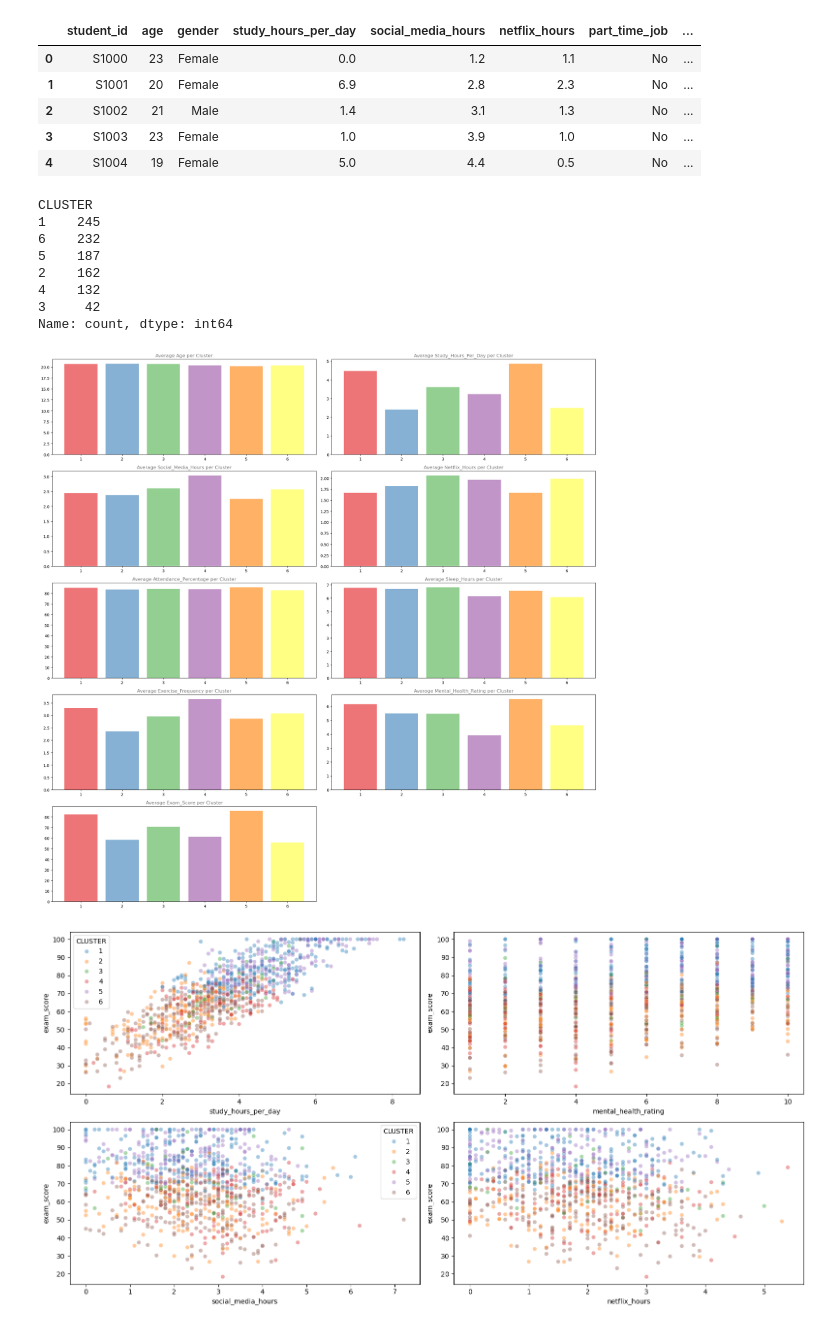
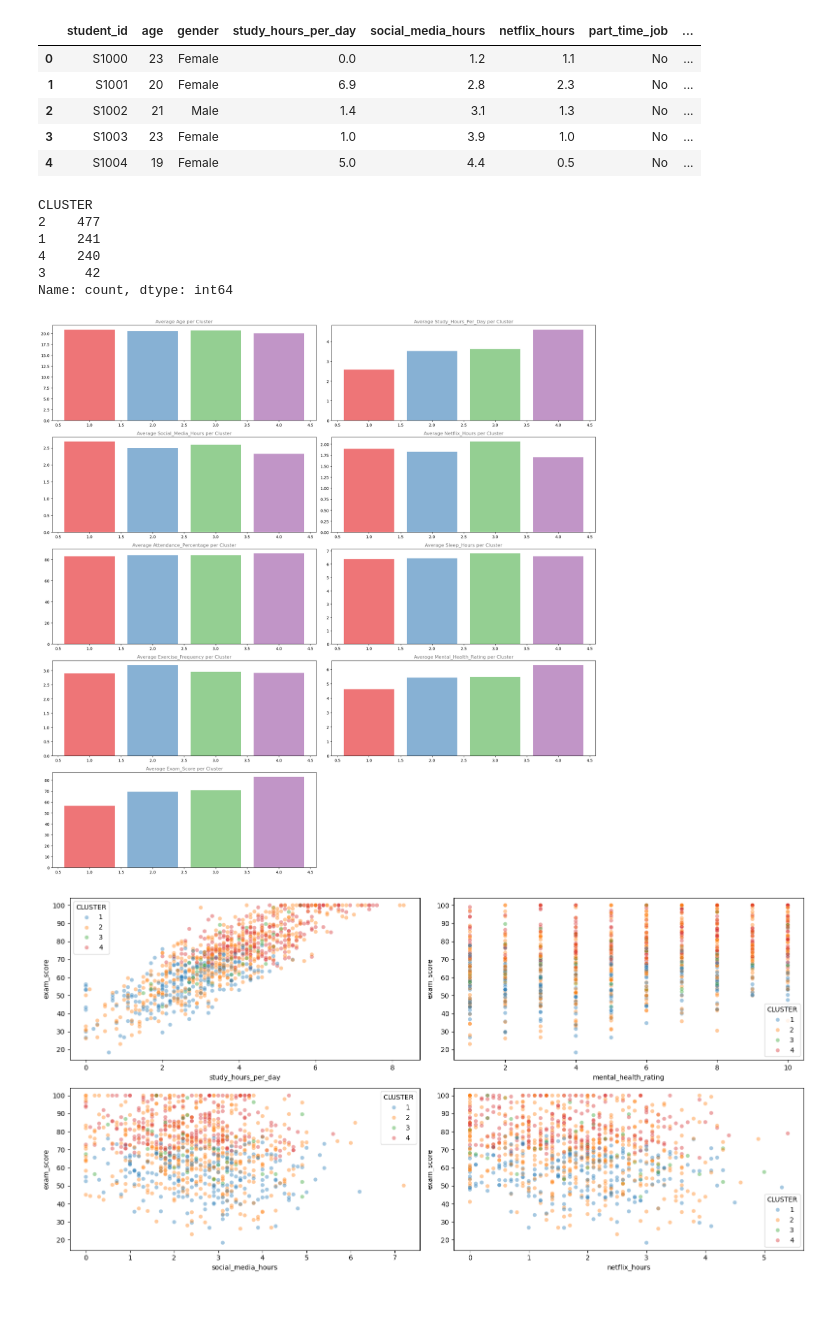
Before and after one commit to SvetlanaNMik/KMeans_student_habits_performance, a Jupyter notebook: habits_vs_performance.ipynb, the cells around one changed output. Drawn from its saved outputs; the diff is of its cells as text; code cells hidden in the pictures.

```diff
--- a/habits_vs_performance.ipynb
+++ b/habits_vs_performance.ipynb
@@ -262,7 +249,7 @@ Action: If using Tree-based algorithms (Random Forest, XGBoost, LightGBM), you c
 We will implement first strategy = Impute with Mode
 And as parental_education_level has values in natural ordering (High School<Bachelor<Master), so we can use ordinal encoding
 # %%
-students_modif['parental_education_level'].fillna(df['parental_education_level'].mode()[0], inplace=True)
+students_modif['parental_education_level']=students_modif['parental_education_level'].fillna(df['parental_education_level'].mode()[0])
 print(students_modif.info())
 print(students_modif['parental_education_level'].value_counts(), end ="\n\n")
 # %% [output]
@@ -340,7 +389,7 @@ In our case, the plot suggests that around 6 clusters could be appropriate, as t
 # %% [markdown]
 Building the K-Means Clustering Model
 # %%
-model = KMeans(n_clusters=6)
+model = KMeans(n_clusters=4)
 y = model.fit_predict(X_scaled)
 
 # Adding the cluster assignments to our original dataframe
@@ -357,11 +406,9 @@ df.head()
 df['CLUSTER'].value_counts()
 # %% [output]
 CLUSTER
-1    245
-6    232
-5    187
-2    162
-4    132
+2    477
+1    241
+4    240
 3     42
 Name: count, dtype: int64
 # %%
@@ -378,18 +425,18 @@ for i, column in enumerate(numeric_columns):
 plt.tight_layout()
 plt.show()
 # %% [output]
-[figure, old version]
+[figure, new version]
 # %%
 fig, ((ax1, ax2), (ax3, ax4)) = plt.subplots(2, 2, figsize=(16, 8))
 sns.scatterplot(x='study_hours_per_day', y='exam_score', hue='CLUSTER', data=df, palette='tab10', alpha=0.4, ax=ax1)
-sns.scatterplot(x='mental_health_rating', y='exam_score', hue='CLUSTER', data=df, palette='tab10', alpha=0.4, ax=ax2, legend=False)
+sns.scatterplot(x='mental_health_rating', y='exam_score', hue='CLUSTER', data=df, palette='tab10', alpha=0.4, ax=ax2)
 sns.scatterplot(x='social_media_hours', y='exam_score', hue='CLUSTER', data=df, palette='tab10', alpha=0.4, ax=ax3)
-sns.scatterplot(x='netflix_hours', y='exam_score', hue='CLUSTER', data=df, palette='tab10', alpha=0.4, ax=ax4, legend=False)
+sns.scatterplot(x='netflix_hours', y='exam_score', hue='CLUSTER', data=df, palette='tab10', alpha=0.4, ax=ax4)
 
 plt.tight_layout()
 plt.show()
 # %% [output]
-[figure, old version]
+[figure, new version]
 # %%
 cat_columns = df.select_dtypes(include=['object']).drop(['student_id'], axis=1).columns
 
```
Also changed, not shown: parts of 25 cells of this notebook.
